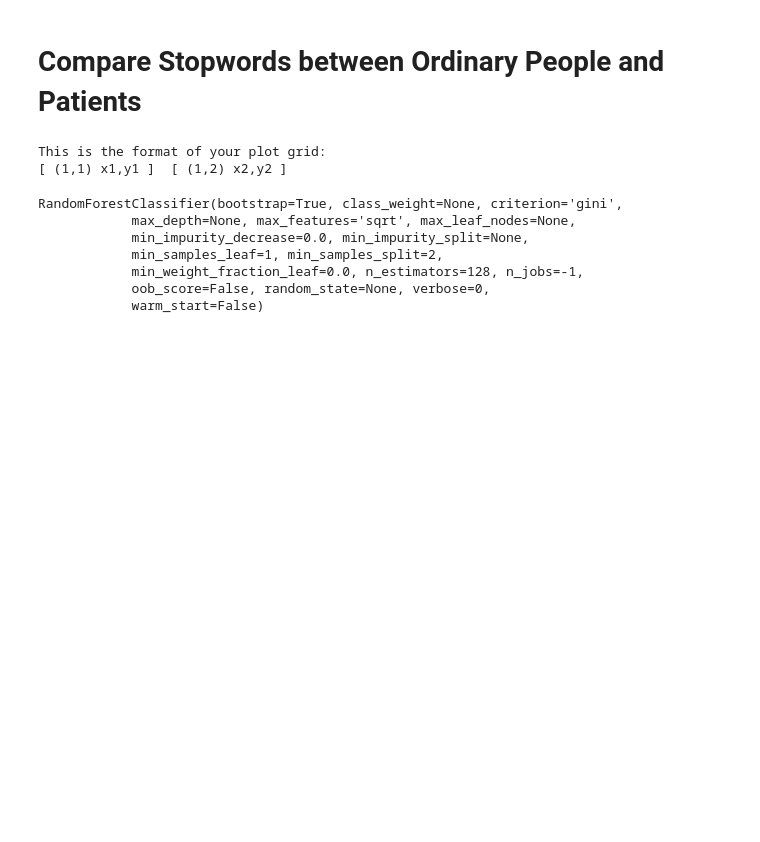
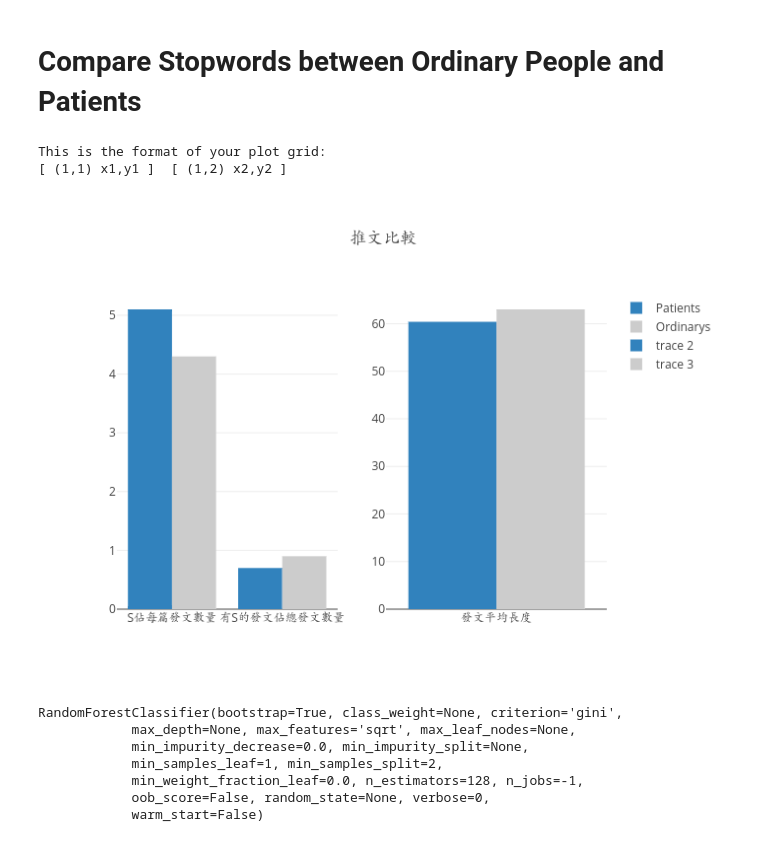
Before and after one commit to Adeline-Wei/Depression_Research, a Jupyter notebook: 1_preprocessing/user_analysis_v2.ipynb, the cells around one changed output. Drawn from its saved outputs; the diff is of its cells as text; code cells hidden in the pictures; blank space fills up the shorter version.

Commit message:
update graph v2

```diff
--- a/1_preprocessing/user_analysis_v2.ipynb
+++ b/1_preprocessing/user_analysis_v2.ipynb
@@ -98,35 +98,34 @@ trace1_p = go.Bar(x=['S佔每篇發文數量', '有S的發文佔總發文數量'
                   y=[round(patients_total[0]/patients_total[1],1), round(patients_total[1]/patients_total[2],1)],
                   name='Patients',
                   marker=dict(color='rgb(49,130,189)'))
 
 trace1_o = go.Bar(x=['S佔每篇發文數量', '有S的發文佔總發文數量'],
                 y=[round(ordinarys_total[0]/ordinarys_total[1],1), round(ordinarys_total[1]/ordinarys_total[2],1)],
                 name='Ordinarys',
                 marker=dict(color='rgb(204,204,204)'))
 
 trace2_p = go.Bar(x=['發文平均長度'],
                 y=[patients_total[3]],
-                width=0.5,
                 marker=dict(color='rgb(49,130,189)'))
 
 trace2_o = go.Bar(x=['發文平均長度'],
                 y=[ordinarys_total[3]],
-                width=0.5,
                 marker=dict(color='rgb(204,204,204)'))
 
 fig = plotly.tools.make_subplots(rows=1, cols=2)
 fig.append_trace(trace1_p,1,1)
 fig.append_trace(trace1_o,1,1)
 fig.append_trace(trace2_p,1,2)
 fig.append_trace(trace2_o,1,2)
 fig['layout'].update(title='推文比較')
 # fig = go.Figure(data=data, layout=layout)
 py.image.save_as(fig, filename='img/stopwords_compare.png')
 display(Image(filename='img/stopwords_compare.png'))
 # py.iplot(fig)
 # %% [output]
 This is the format of your plot grid:
 [ (1,1) x1,y1 ]  [ (1,2) x2,y2 ]
+[figure, added]
 # %%
 base_texts = []
 group_texts = []
```
